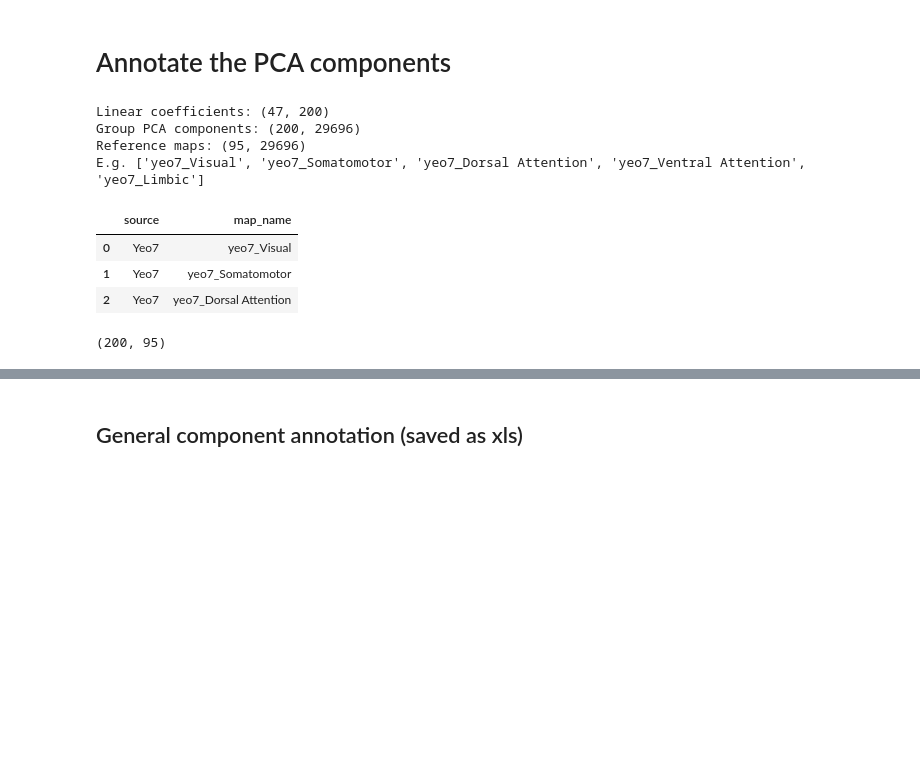
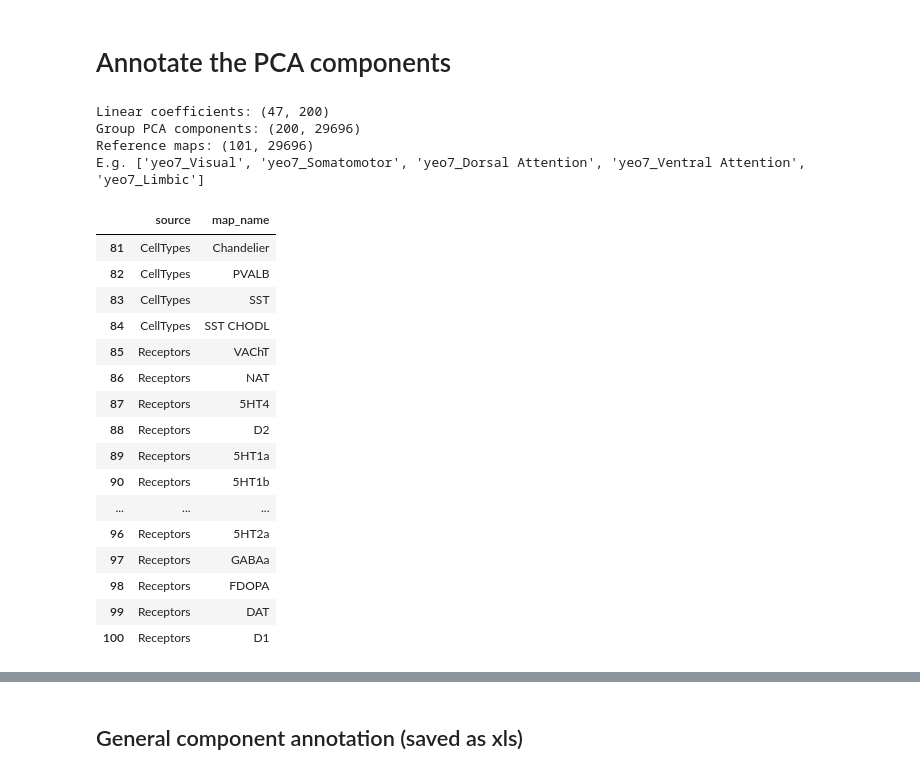
Before and after one commit to rscgh/individual_function_predictions, a Jupyter notebook: linear_models_pca_component_annotation.ipynb, the cells around one changed output, grey strips where cells are left out. Cells and saved outputs as stored; diff of their text form; code cells hidden in the pictures; blank space fills up the shorter version.

```diff
--- a/linear_models_pca_component_annotation.ipynb
+++ b/linear_models_pca_component_annotation.ipynb
@@ -259,7 +291,8 @@ receptor_maps = yy["maps"]
 receptor_names = yy["receptor_names"]
 print(receptor_maps.shape)
 
-xx=np.load("data/celltype_maps.VisDfc18.L.fslr29k.npy", allow_pickle=1).item()
+#xx=np.load("data/celltype_maps.VisDfc18.L.fslr29k.npy", allow_pickle=1).item()
+xx=np.load("data/celltype_maps.Jorstad24cts.L.fslr29k.npy", allow_pickle=1).item()
 print(xx.keys())
 cell_type_maps = xx["maps"]
 cell_type_names = xx["celltype_names"]
@@ -288,41 +322,54 @@ np.save("data/all_cortical_reference_maps.fslr32k.l29.npy", dict(refmaps=refmaps
 # %%
 import numpy as np
 import pickle as pk
 import pandas as pd
 
 # First load the coefficients of the RS-PCA model
 coeffs = np.load("results/scores/rs_pca.lin_weights.200.spatial_zscore.yfull.npy")
 print("Linear coefficients:", coeffs.shape)
 
 # if instead the contribution values calculated above should be used:
 #pl = np.load(""results/scores/rs_pca.lin_weight_onebyone_contrib.values.diff.spatial_zscore.yresid.npy", allow_pickle=1).item();
 #best = pl["best"]; unique_contrasts = pl["unique_contrasts"]; contrast_ids_to_show=pl["contrast_ids_to_show"]; contr = pl["contr"];
 
 # Load the corresponding group pca components (to which all indiviudal pca components had been aligned)
 pca = pk.load(open("data/group_conmat_pca.200c.pkl",'rb'))
 print("Group PCA components:", pca.components_.shape)
 
 # Load all the reference maps
-p = np.load("data/all_cortical_reference_maps.fslr32k.l29.npy", allow_pickle=1).item()
+#p = np.load("data/all_cortical_reference_maps.fslr32k.l29.npy", allow_pickle=1).item()
+p = np.load("data/all_cortical_reference_maps_v2.fslr32k.l29.npy", allow_pickle=1).item()
 refmaps= p["refmaps"]; refnames = p["names"];
 print("Reference maps:", refmaps.shape, "\nE.g.", refnames[:5])
 
 # Add information about the sources to the reference maps
-source = ["Yeo7"]*7 + ["Yeo17"]*17 + ["CA"]*12 + ["DearGenes"]*3 +  ["Neuromaps"]*12 + ["fcgrads"]*10 + ["CellTypes"]*18 + ["Receptors"]*16;
+#source = ["Yeo7"]*7 + ["Yeo17"]*17 + ["CA"]*12 + ["DearGenes"]*3 +  ["Neuromaps"]*12 + ["fcgrads"]*10 + ["CellTypes"]*18 + ["Receptors"]*16;
+source = ["Yeo7"]*7 + ["Yeo17"]*17 + ["CA"]*12 + ["DearGenes"]*3 +  ["Neuromaps"]*12 + ["fcgrads"]*10 + ["CellTypes"]*24 + ["Receptors"]*16;
 ref_overview_df = pd.DataFrame(dict(source=source, map_name=refnames))
-ref_overview_df.head(3)
+ref_overview_df.tail(20)
 # %% [output]
 Linear coefficients: (47, 200)
 Group PCA components: (200, 29696)
-Reference maps: (95, 29696)
+Reference maps: (101, 29696)
 E.g. ['yeo7_Visual', 'yeo7_Somatomotor', 'yeo7_Dorsal Attention', 'yeo7_Ventral Attention', 'yeo7_Limbic']
 |  | source | map_name |
-| 0 | Yeo7 | yeo7_Visual |
-| 1 | Yeo7 | yeo7_Somatomotor |
-| 2 | Yeo7 | yeo7_Dorsal Attention |
+| 81 | CellTypes | Chandelier |
+| 82 | CellTypes | PVALB |
+| 83 | CellTypes | SST |
+| 84 | CellTypes | SST CHODL |
+| 85 | Receptors | VAChT |
+| 86 | Receptors | NAT |
+| 87 | Receptors | 5HT4 |
+| 88 | Receptors | D2 |
+| 89 | Receptors | 5HT1a |
+| 90 | Receptors | 5HT1b |
+| ... | ... | ... |
+| 96 | Receptors | 5HT2a |
+| 97 | Receptors | GABAa |
+| 98 | Receptors | FDOPA |
+| 99 | Receptors | DAT |
+| 100 | Receptors | D1 |
 # %%
-# Correlate group compoentns with reference maps
+"""# Correlate group compoentns with reference maps
 corrs = np_pearson_cor(pca.components_.T, refmaps.T)
-corrs.shape
+corrs.shape""";
-# %% [output]
-(200, 95)
```
Also changed, not shown: parts of 57 cells of this notebook, 4 other files.
